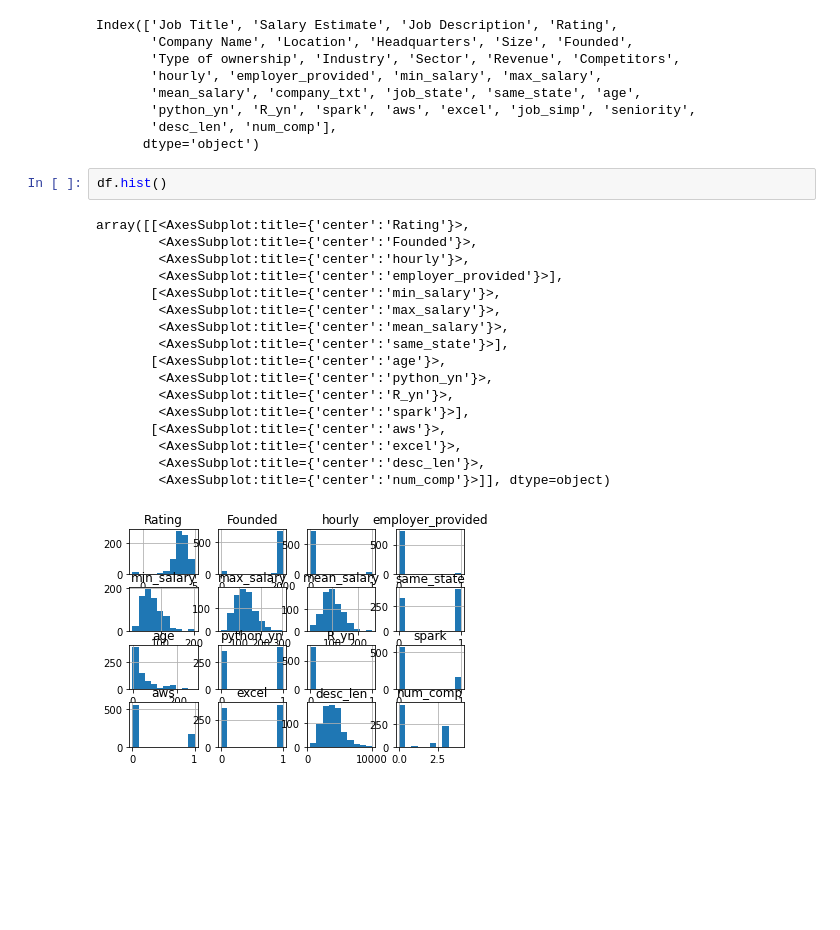
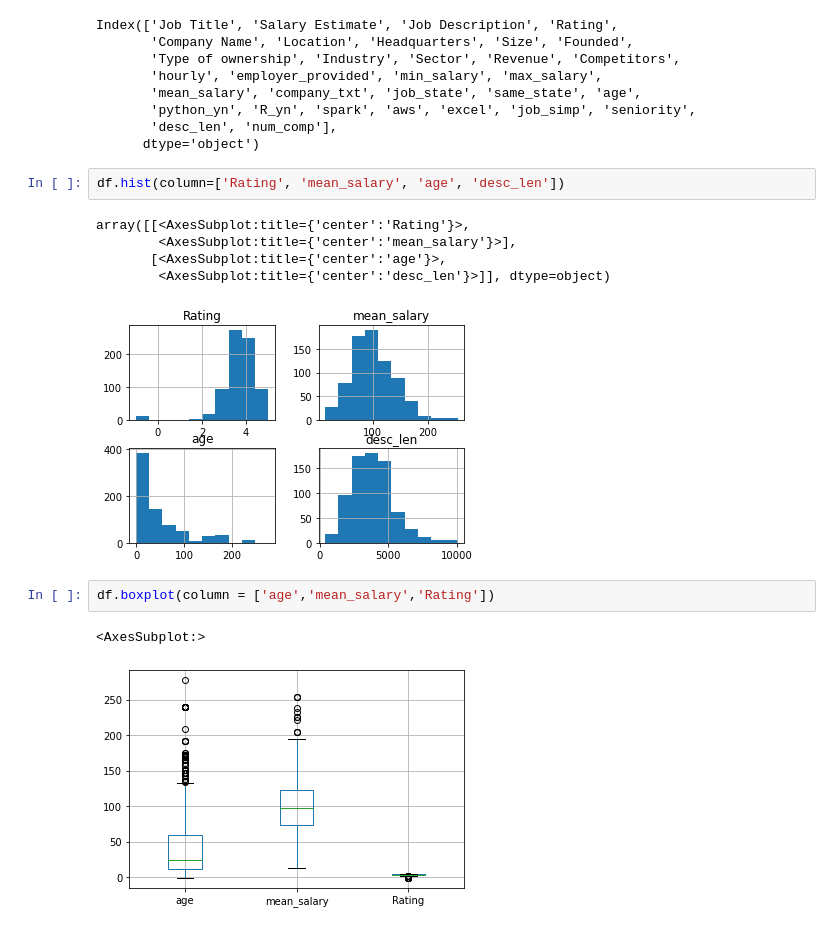
Before and after one commit to Rustam-Z/data-science-jobs-salary, a Jupyter notebook: data_eda.ipynb, the cells around one changed output. Drawn from its saved outputs; the diff is of its cells as text; blank space fills up the shorter version.

```diff
--- a/data_eda.ipynb
+++ b/data_eda.ipynb
@@ -292,23 +292,16 @@ Index(['Job Title', 'Salary Estimate', 'Job Description', 'Rating',
        'python_yn', 'R_yn', 'spark', 'aws', 'excel', 'job_simp', 'seniority',
        'desc_len', 'num_comp'],
       dtype='object')
-# %%
-df.hist()
-# %% [output]
-array([[<AxesSubplot:title={'center':'Rating'}>,
-        <AxesSubplot:title={'center':'Founded'}>,
-        <AxesSubplot:title={'center':'hourly'}>,
-        <AxesSubplot:title={'center':'employer_provided'}>],
-       [<AxesSubplot:title={'center':'min_salary'}>,
-        <AxesSubplot:title={'center':'max_salary'}>,
-        <AxesSubplot:title={'center':'mean_salary'}>,
-        <AxesSubplot:title={'center':'same_state'}>],
-       [<AxesSubplot:title={'center':'age'}>,
-        <AxesSubplot:title={'center':'python_yn'}>,
-        <AxesSubplot:title={'center':'R_yn'}>,
-        <AxesSubplot:title={'center':'spark'}>],
-       [<AxesSubplot:title={'center':'aws'}>,
-        <AxesSubplot:title={'center':'excel'}>,
-        <AxesSubplot:title={'center':'desc_len'}>,
-        <AxesSubplot:title={'center':'num_comp'}>]], dtype=object)
-[figure, removed]
+# %%
+df.hist(column=['Rating', 'mean_salary', 'age', 'desc_len'])
+# %% [output]
+array([[<AxesSubplot:title={'center':'Rating'}>,
+        <AxesSubplot:title={'center':'mean_salary'}>],
+       [<AxesSubplot:title={'center':'age'}>,
+        <AxesSubplot:title={'center':'desc_len'}>]], dtype=object)
+[figure, added]
+# %%
+df.boxplot(column = ['age','mean_salary','Rating'])
+# %% [output]
+<AxesSubplot:>
+[figure, added]
```
Also changed, not shown: parts of 15 cells of this notebook, 1 other file.
